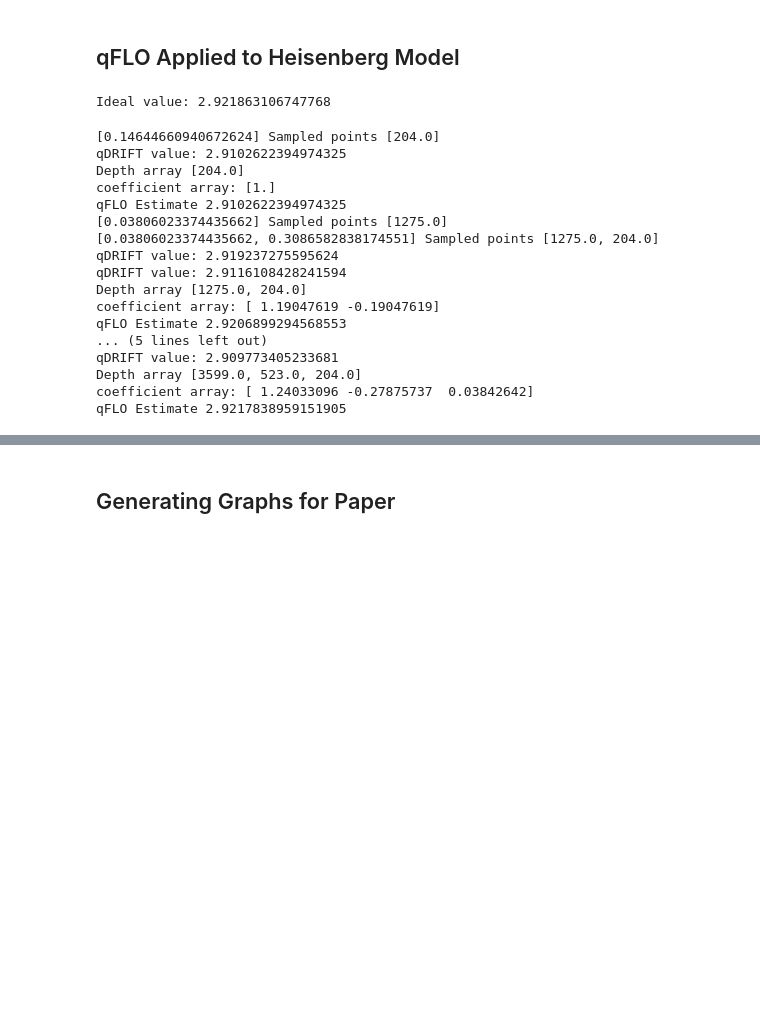
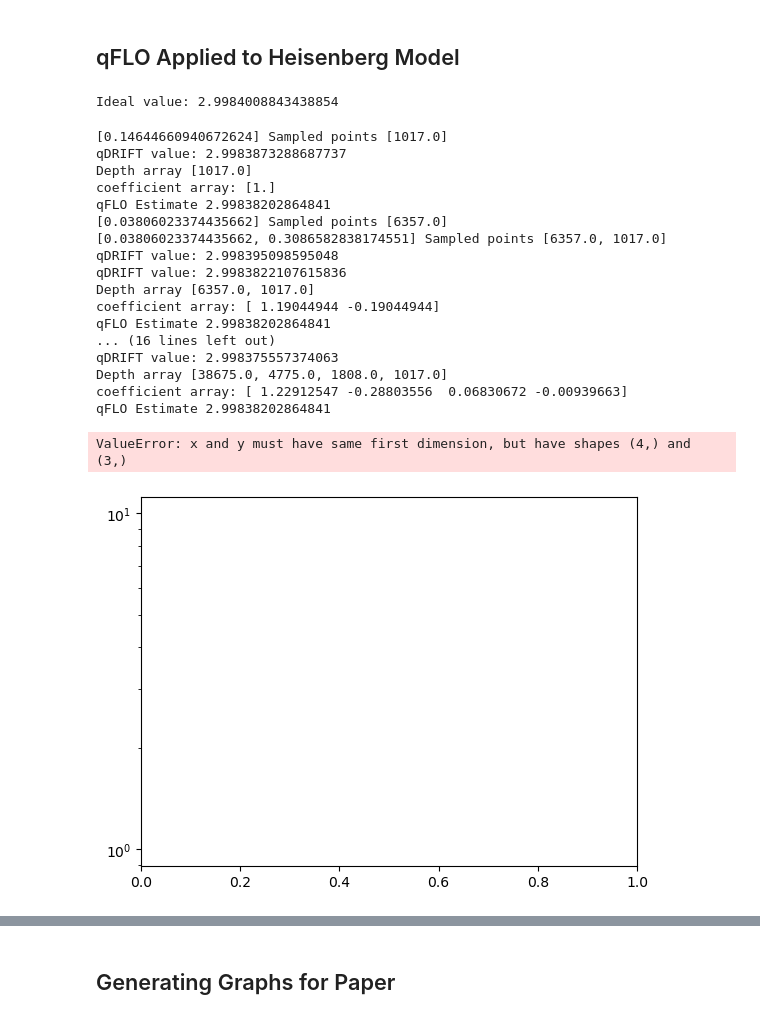
Before and after one commit to JamesDWatson/qFLO, a Jupyter notebook: qFLO_Implementation.ipynb, the cells around one changed output, grey strips where cells are left out. Saved outputs shown, nothing was run; the diff lists cells and outputs as text; code cells hidden in the pictures; blank space fills up the shorter version.

Commit message:
Printing graphs for paper.

```diff
--- a/qFLO_Implementation.ipynb
+++ b/qFLO_Implementation.ipynb
@@ -1045,7 +1060,8 @@ lambda_param = 0
 for element in Heisenberg_matrix_rep:
     lambda_param += element[0]
 
-time = 0.1
+time = 0.01
+epsilon = 0.00006
 no_timesteps = np.ceil( 2*time**2*lambda_param**2/epsilon )
 s_min   = 1/no_timesteps
 # Choose local observable and initial state
@@ -1059,34 +1075,45 @@ perfect_Heis_val  = expectation_value(final_state, local_obs)
 
 print("Ideal value:", perfect_Heis_val)
 # %% [output]
-Ideal value: 2.921863106747768
+Ideal value: 2.9984008843438854
 # %%
-error_array = []
+error_array_3 = []
 circuit_depth_array = []
-shot_no = 1000
-max_order = 3
+shot_no = 100
+max_order = 4
 
 for order in range(1,max_order+1):
-    [Heis_qFLO_estimate, max_circuit_depth] = richardson_estimate(order, s_min, new_Heis_rep, state, time, local_obs, nqubits , shot_no, circuit_depth_flag=1, matrix_flag = 1)
+    [Heis_qFLO_estimate_est, max_circuit_depth] = richardson_estimate(order, s_min, new_Heis_rep, state, time, local_obs, nqubits , shot_no, circuit_depth_flag=1, matrix_flag = 1)
     print("qFLO Estimate", Heis_qFLO_estimate)
     circuit_depth_array.append(max_circuit_depth)
     error = abs(perfect_Heis_val - Heis_qFLO_estimate)
-    error_array.append(error)
+    error_array_3.append(error)
 # %% [output]
-[0.14644660940672624] Sampled points [204.0]
-qDRIFT value: 2.9102622394974325
-Depth array [204.0]
+[0.14644660940672624] Sampled points [1017.0]
+qDRIFT value: 2.9983873288687737
+Depth array [1017.0]
 coefficient array: [1.]
-qFLO Estimate 2.9102622394974325
-[0.03806023374435662] Sampled points [1275.0]
-[0.03806023374435662, 0.3086582838174551] Sampled points [1275.0, 204.0]
-qDRIFT value: 2.919237275595624
-qDRIFT value: 2.9116108428241594
-Depth array [1275.0, 204.0]
-coefficient array: [ 1.19047619 -0.19047619]
-qFLO Estimate 2.9206899294568553
-... (5 lines left out)
-qDRIFT value: 2.909773405233681
-Depth array [3599.0, 523.0, 204.0]
-coefficient array: [ 1.24033096 -0.27875737  0.03842642]
-qFLO Estimate 2.9217838959151905
+qFLO Estimate 2.99838202864841
+[0.03806023374435662] Sampled points [6357.0]
+[0.03806023374435662, 0.3086582838174551] Sampled points [6357.0, 1017.0]
+qDRIFT value: 2.998395098595048
+qDRIFT value: 2.9983822107615836
+Depth array [6357.0, 1017.0]
+coefficient array: [ 1.19044944 -0.19044944]
+qFLO Estimate 2.99838202864841
+... (16 lines left out)
+qDRIFT value: 2.998375557374063
+Depth array [38675.0, 4775.0, 1808.0, 1017.0]
+coefficient array: [ 1.22912547 -0.28803556  0.06830672 -0.00939663]
+qFLO Estimate 2.99838202864841
+# %%
+plt.semilogy(circuit_depth_array, qDRIFT_error_array, label="Directly Measured Error", marker = '+')
+plt.semilogy(circuit_depth_array, error_array,  label="Richardson Extrapolation", marker = 'x')
+
+plt.xlabel('Number of Trotter Steps')
+plt.ylabel('Observable Error')
+plt.legend()
+plt.title("Error at Different Circuit Depths")
+# %% [output]
+ValueError: x and y must have same first dimension, but have shapes (4,) and (3,)
+[figure, added]
```
Also changed, not shown: parts of 32 cells of this notebook.
